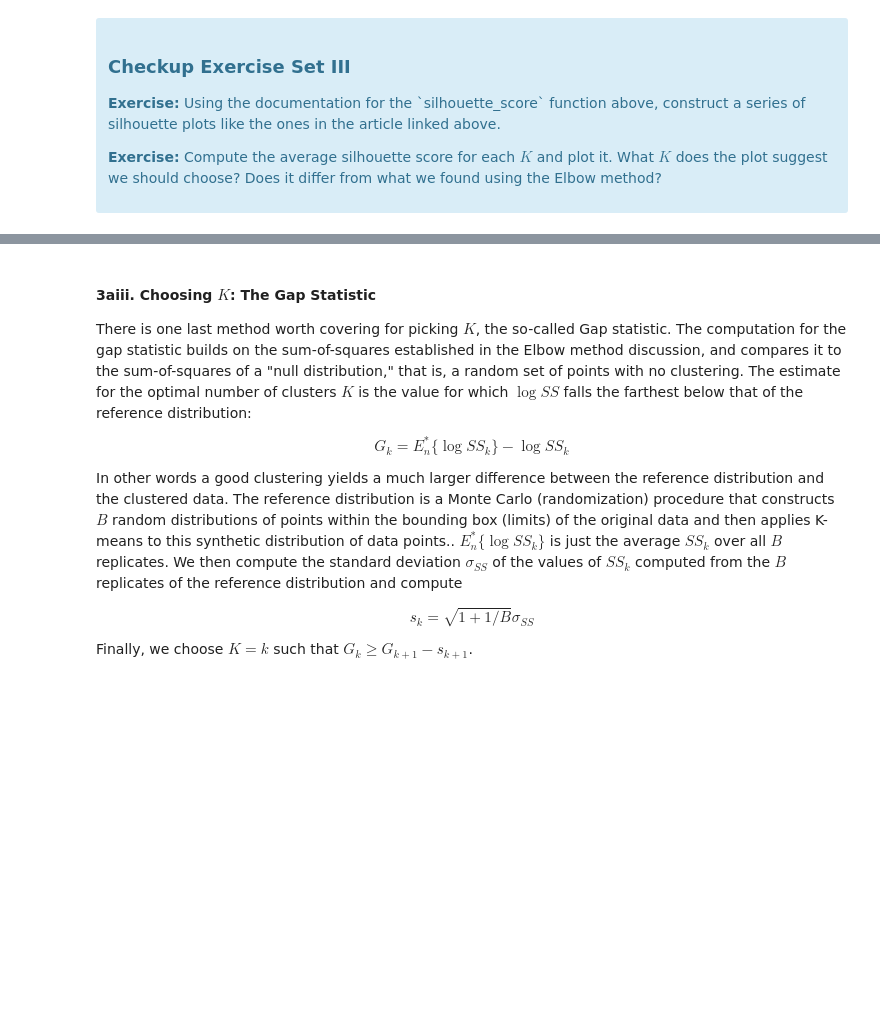
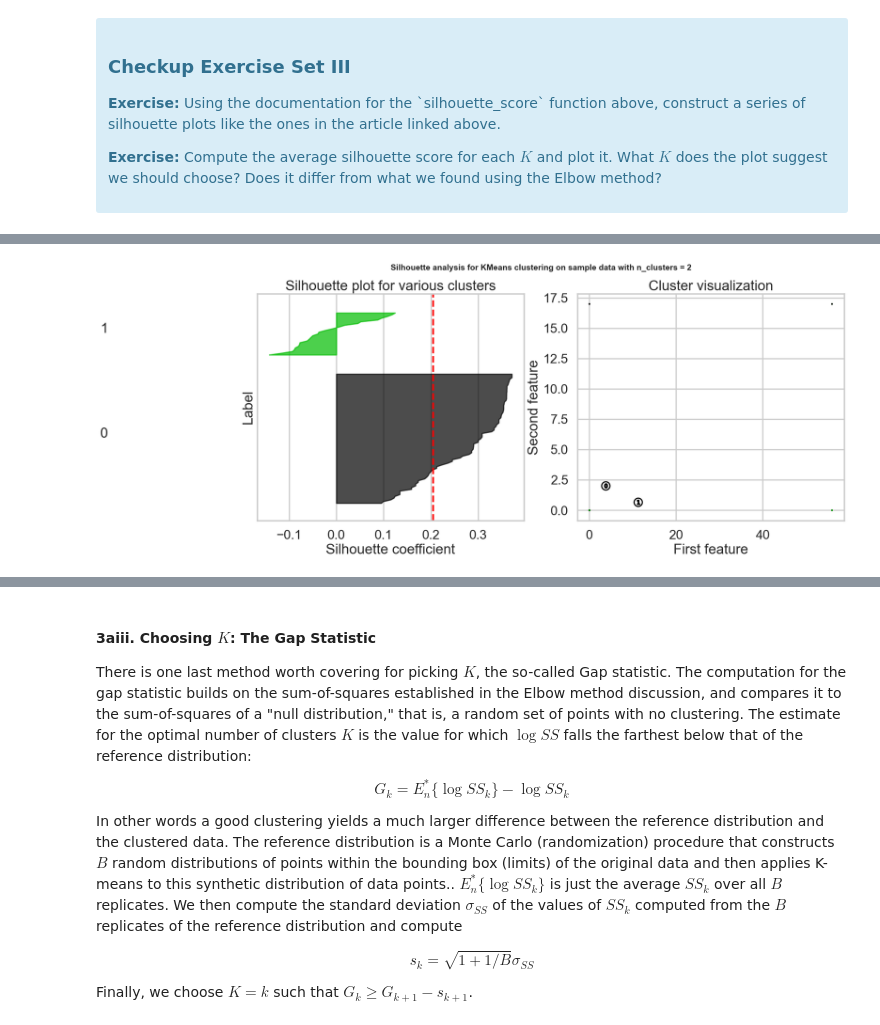
Before and after one commit to jpjavier23/wine_kmeans, a Jupyter notebook: Clustering Case Study - Customer Segmentation with K-Means - Tier 3.ipynb, the cells around one changed output, grey strips where cells are left out. Drawn from its saved outputs; the diff is of its cells as text; code cells hidden in the pictures; blank space fills up the shorter version.

```diff
--- a/Clustering Case Study - Customer Segmentation with K-Means - Tier 3.ipynb
+++ b/Clustering Case Study - Customer Segmentation with K-Means - Tier 3.ipynb
@@ -191,0 +258,79 @@ Source: http://www.stat.berkeley.edu/~spector/s133/Clus.html
+# %%
+# Your turn.
+avg_sil = {}
+
+for k in ks:
+    fig, ax = plt.subplots(1, 2)
+    fig.set_size_inches(18, 7)
+
+    ax[0].set_ylim([0, len(x_cols) + (k + 1) * 10])
+    kmeans = KMeans(n_clusters = k, random_state = 42)
+    k_model = kmeans.fit(x_cols)
+    cluster_labels = k_model.predict(x_cols)
+
+    sil_mean = silhouette_score(x_cols, cluster_labels)
+    print(f'{k}: avg = {sil_mean}')
+    avg_sil[k] = sil_mean
+
+    sil_val = silhouette_samples(x_cols, cluster_labels)
+
+    y_lower = 10
+    for i in range(k):
+        i_cluster_sil_val = sil_val[cluster_labels == i]
+        i_cluster_sil_val.sort()
+        size_i = i_cluster_sil_val.shape[0]
+        y_upper = y_lower + size_i
+        color = cm.nipy_spectral(float(i) / k)
+        ax[0].fill_betweenx(
+            np.arange(y_lower, y_upper),
+            0,
+            i_cluster_sil_val,
+            facecolor = color,
+            edgecolor = color,
+            alpha = 0.7
+        )
+        ax[0].text(-0.5, y_lower + 0.5 * size_i, str(i))
+        y_lower = y_upper + 10
+
+    ax[0].set_title('Silhouette plot for various clusters')
+    ax[0].set_xlabel('Silhouette coefficient')
+    ax[0].set_ylabel('Label')
+    ax[0].axvline(x = sil_mean, color = 'r', linestyle = '--')
+    ax[0].set_yticks([])
+
+    colors = cm.nipy_spectral(cluster_labels.astype(float) / k)
+    ax[1].scatter(x_cols[:, 0],
+                  x_cols[:, 1],
+                  marker = '.',
+                  s = 30,
+                  lw = 0,
+                  alpha = 0.7,
+                  c = colors,
+                  edgecolor = 'k'
+                 )
+    centers = k_model.cluster_centers_
+    ax[1].scatter(
+        centers[:, 0],
+        centers[:, 1],
+        marker="o",
+        c="white",
+        alpha=1,
+        s=200,
+        edgecolor="k",
+    )
+    for i, c in enumerate(centers):
+        ax[1].scatter(c[0], c[1], marker="$%d$" % i, alpha=1, s=50, edgecolor="k")
+
+    ax[1].set_title('Cluster visualization')
+    ax[1].set_xlabel('First feature')
+    ax[1].set_ylabel('Second feature')
+
+    plt.suptitle(
+        "Silhouette analysis for KMeans clustering on sample data with n_clusters = %d"
+        % k,
+        fontsize=14,
+        fontweight="bold"
+    )
+
+plt.show()
+# %% [output]
@@ -191,0 +346 @@ Source: http://www.stat.berkeley.edu/~spector/s133/Clus.html
+[figure, added]
```
Also changed, not shown: parts of 29 cells of this notebook.
